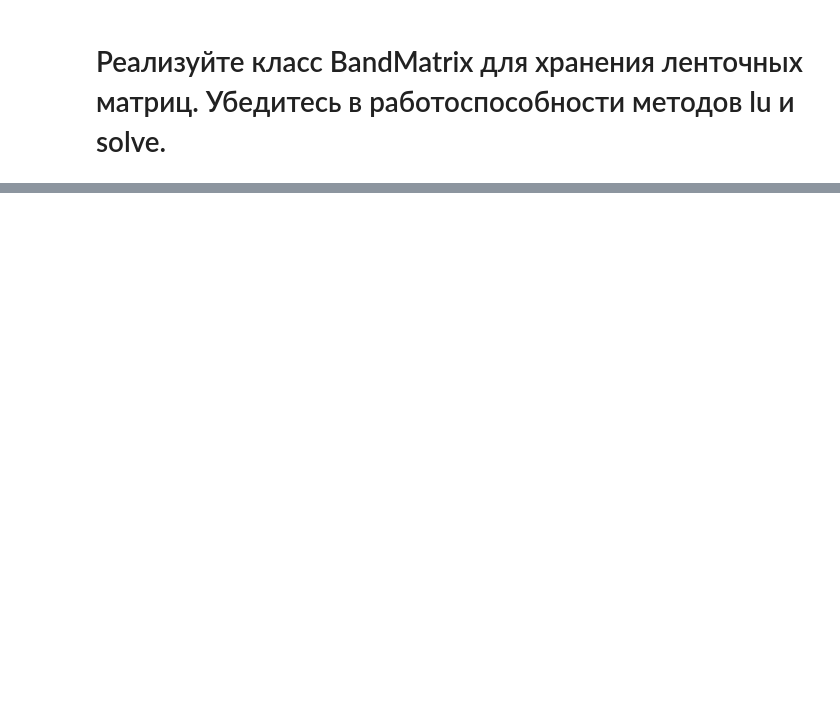
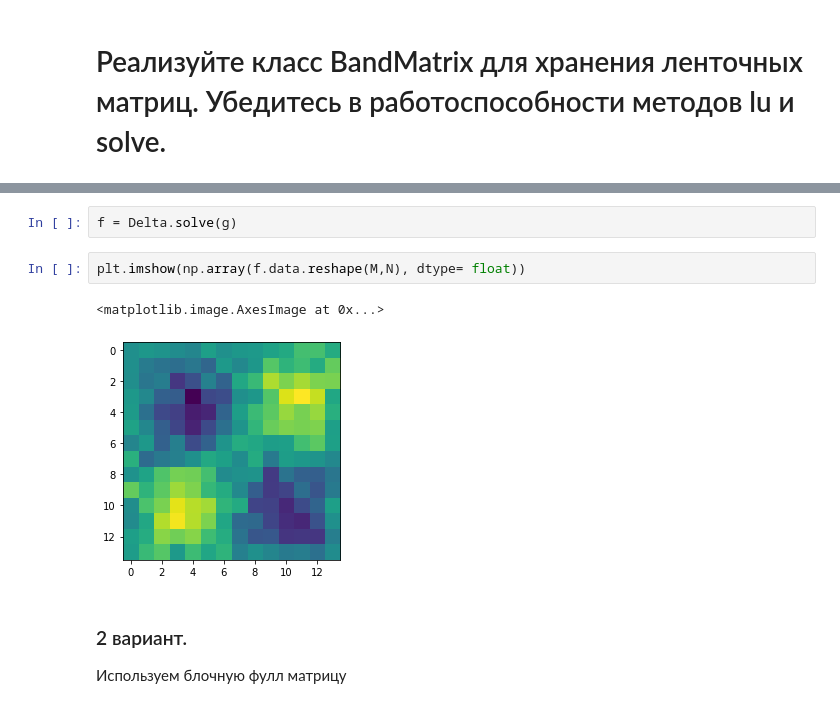
Before and after one commit to djiboshin/MatrixLabs2022, a Jupyter notebook: Lab 2 .ipynb, the cells around one changed output, grey strips where cells are left out. Drawn from its saved outputs; the diff is of its cells as text; blank space fills up the shorter version.

```diff
--- a/Lab 2 .ipynb
+++ b/Lab 2 .ipynb
@@ -277,0 +420,10 @@ BandMatrix(p)
+# %%
+f = Delta.solve(g)
+# %%
+plt.imshow(np.array(f.data.reshape(M,N), dtype= float))
+# %% [output]
+<matplotlib.image.AxesImage at 0x...>
+[figure, added]
+# %% [markdown]
+### 2 вариант.
+Используем блочную фулл матрицу
```
Also changed, not shown: parts of 55 cells of this notebook, 3 other files.
